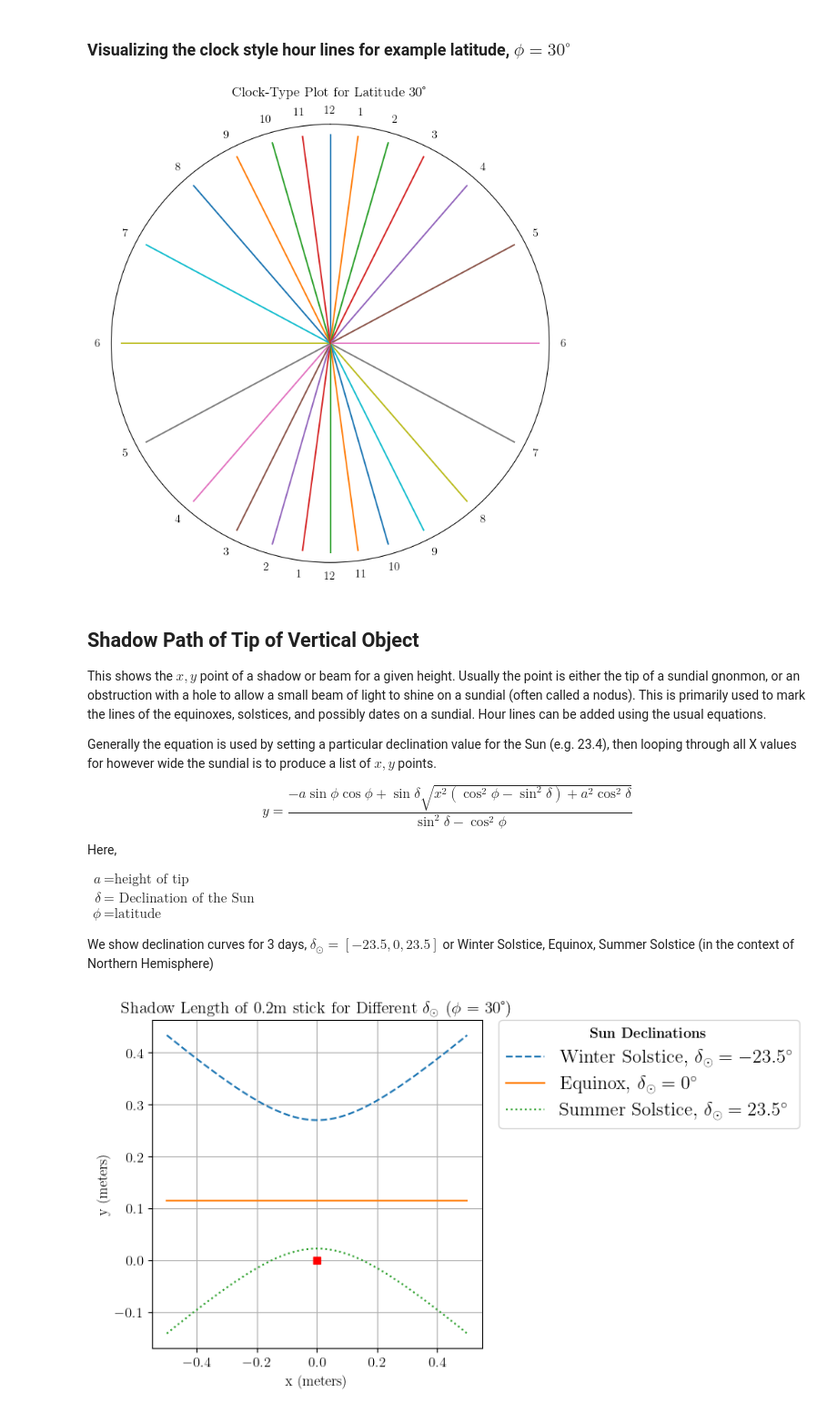
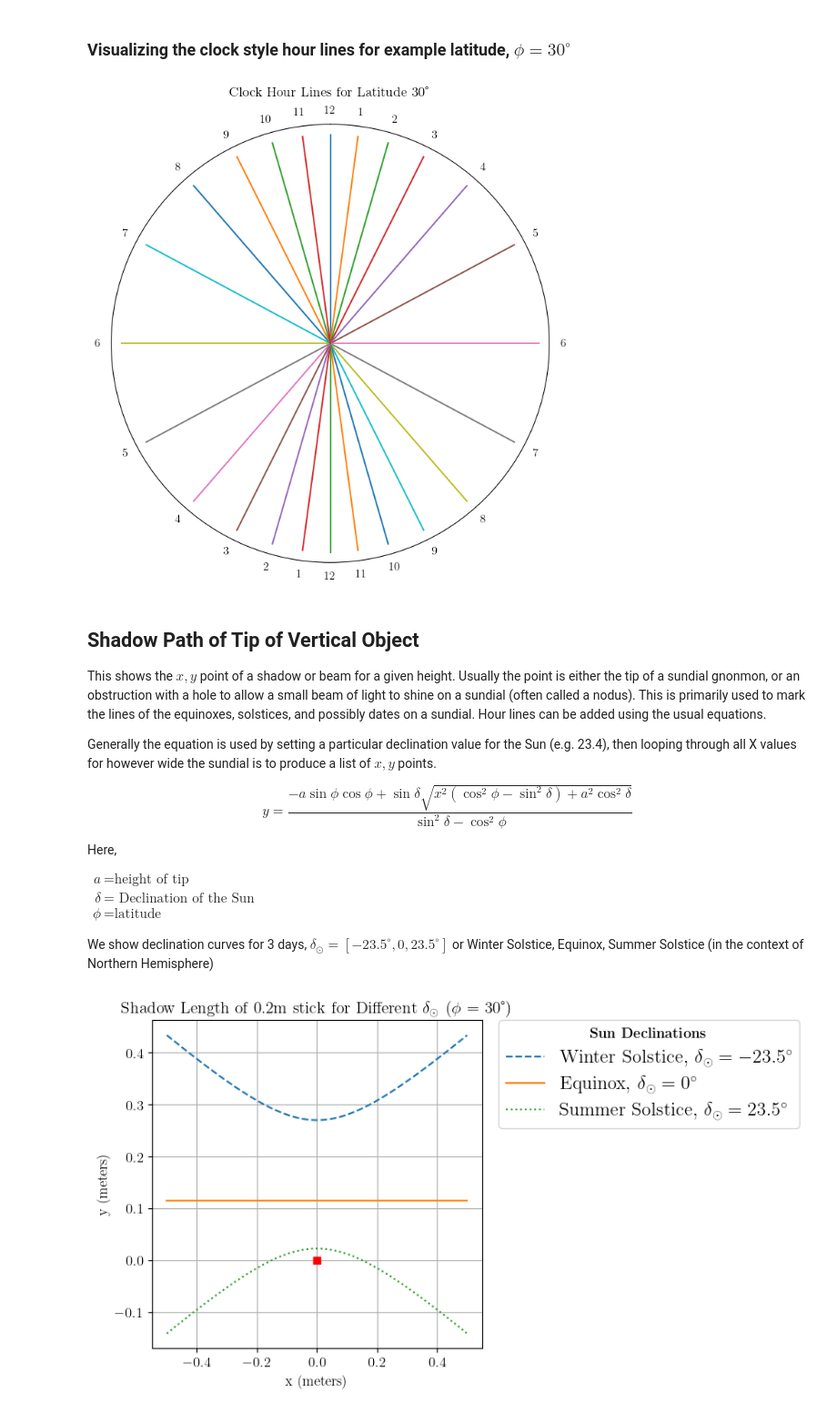
Before and after one commit to Rajit13/My-Project-Works, a Jupyter notebook: Horizontal_Sundial.ipynb, the cells around one changed output. Shown at 91% size. Cells and saved outputs as stored; diff of their text form; code cells hidden in the pictures.

```diff
--- a/Horizontal_Sundial.ipynb
+++ b/Horizontal_Sundial.ipynb
@@ -161,35 +161,35 @@ hours = np.array([12, 1, 2, 3, 4, 5, 6, 7, 8, 9, 10, 11])
 hours_full = np.concatenate([hours, hours])
 angles_full = np.concatenate([angles_degrees, 180 + angles_degrees])
 
 # Convert angles to radians for polar plotting
 angles_rad = np.radians(angles_full)
 
 # Plot setup
 plt.figure(figsize=(8, 8))
 ax = plt.subplot(111, polar=True)
 
 # Draw the hour lines
 for i, angle in enumerate(angles_rad):
     ax.plot([angle, angle], [0, 1], linewidth=1.5, label=f"{hours_full[i]} O'Clock")
 
 # Customize the plot
 ax.set_theta_zero_location("N")  # 12 O'clock (0°) at the top
 ax.set_theta_direction(-1)  # Clockwise direction
 ax.set_rticks([])  # Remove radial ticks
 ax.grid(False)  # Remove grid for cleaner look
 ax.set_yticklabels([])  # Remove radial labels
 ax.set_xticks(angles_rad)  # Position hour labels for the first half (12-hour clock)
 
 # Add corresponding hour labels
 ax.set_xticklabels([str(hour) for hour in hours_full], fontsize=12)
 
 # Add a title
-plt.title(f"Clock-Type Plot for Latitude {latitude}°", va='bottom', fontsize=14)
+plt.title(f"Clock Hour Lines for Latitude {latitude}°", va='bottom', fontsize=14)
 
 # Show the plot
 plt.show()
 # %% [output]
-[figure, old version]
+[figure, new version]
 # %% [markdown]
 ## Shadow Path of Tip of Vertical Object
 
@@ -208,7 +208,7 @@ $\begin{align*}
 \end{align*}$
 
 
-We show declination curves for 3 days, $\delta_\odot= [-23.5,0,23.5]$ or Winter Solstice, Equinox, Summer Solstice (in the context of Northern Hemisphere)
+We show declination curves for 3 days, $\delta_\odot= [-23.5^\circ,0,23.5^\circ]$ or Winter Solstice, Equinox, Summer Solstice (in the context of Northern Hemisphere)
 # %%
 import numpy as np
 import matplotlib.pyplot as plt
```
Also changed, not shown: parts of 5 cells of this notebook.
